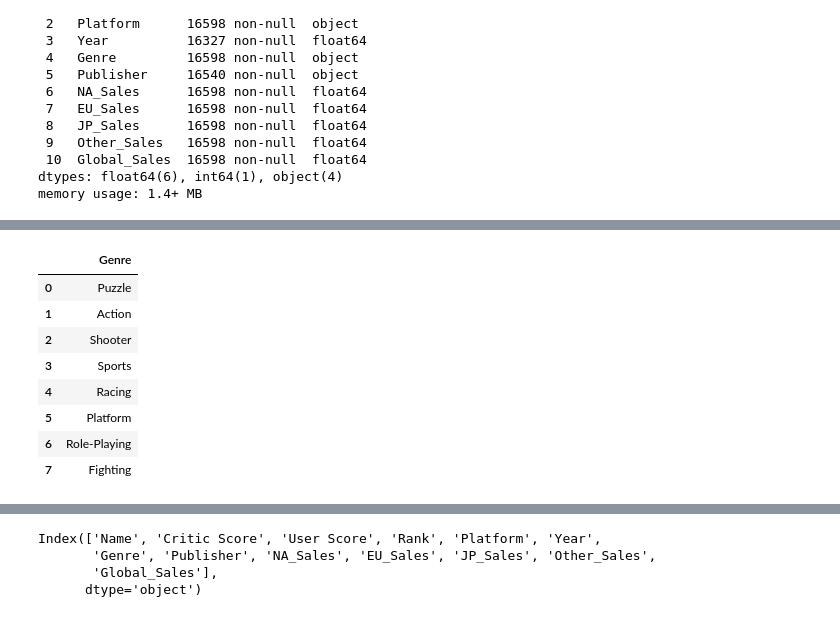
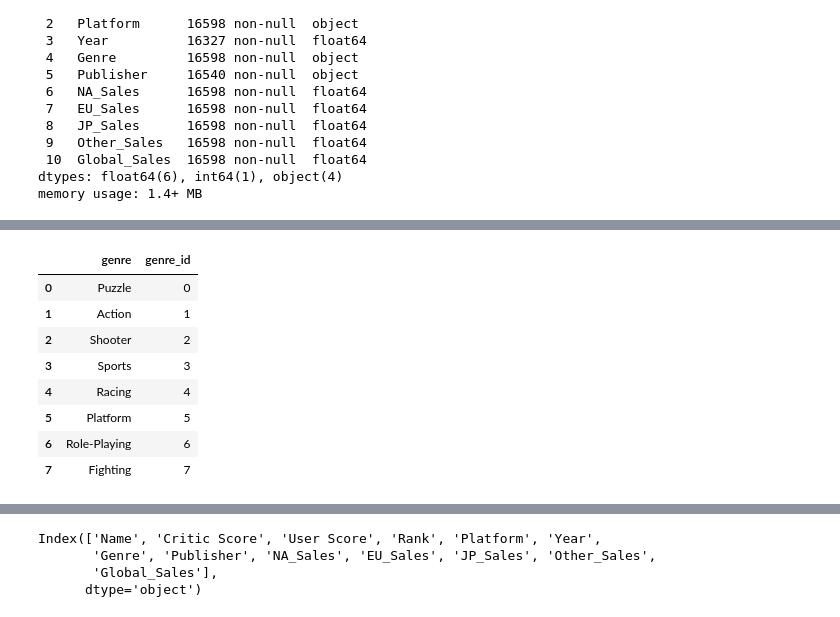
Before and after one commit to ebimoosa/smu_project_2_group_2, a Jupyter notebook: P2/Project2-BusinessInsider.ipynb, the cells around one changed output, grey strips where cells are left out. Saved outputs shown, nothing was run; the diff lists cells and outputs as text; code cells hidden in the pictures.

```diff
--- a/P2/Project2-BusinessInsider.ipynb
+++ b/P2/Project2-BusinessInsider.ipynb
@@ -301,16 +299,18 @@ df_platform
 dataframe.to_sql("table name", connection, allrows, append or replace, not write index)
 # %%
 genre = merge["Genre"].unique()
-df_genre = pd.DataFrame(genre, columns=['Genre'])
+df_genre = pd.DataFrame(genre, columns=['genre'])
 
 df_genre
+df_genre['genre_id'] = np.arange(len(df_genre))
+df_genre
 # %% [output]
-|  | Genre |
-| 0 | Puzzle |
-| 1 | Action |
-| 2 | Shooter |
-| 3 | Sports |
-| 4 | Racing |
-| 5 | Platform |
-| 6 | Role-Playing |
-| 7 | Fighting |
+|  | genre | genre_id |
+| 0 | Puzzle | 0 |
+| 1 | Action | 1 |
+| 2 | Shooter | 2 |
+| 3 | Sports | 3 |
+| 4 | Racing | 4 |
+| 5 | Platform | 5 |
+| 6 | Role-Playing | 6 |
+| 7 | Fighting | 7 |
```
Also changed, not shown: parts of 31 cells of this notebook, 6 other files.
